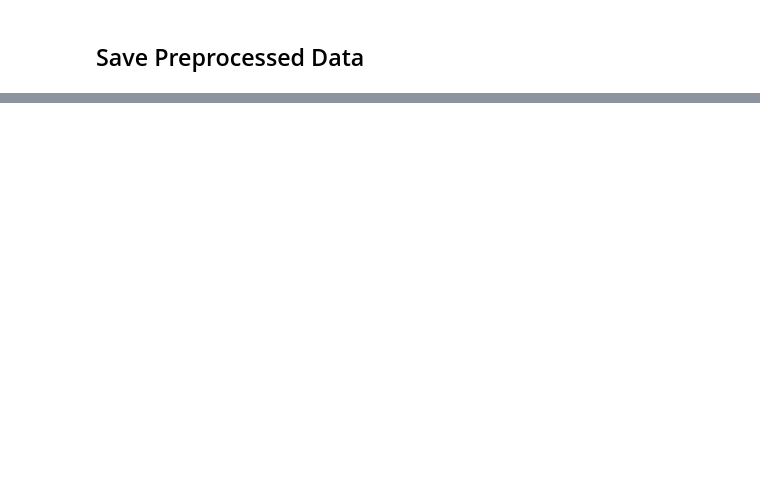
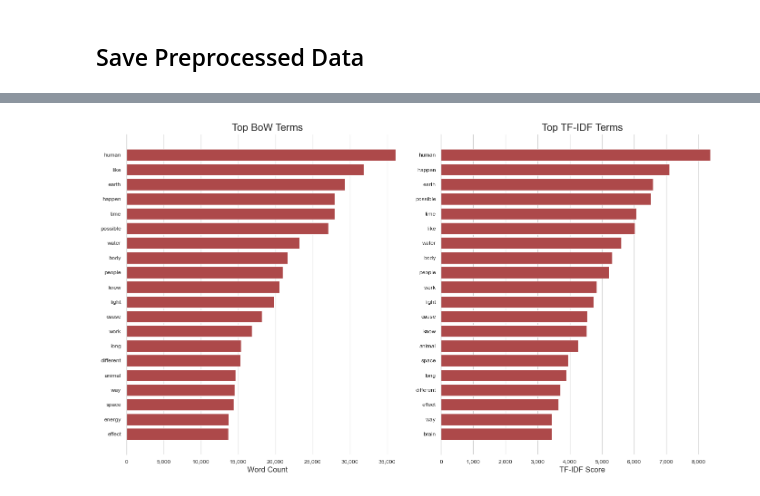
Before and after one commit to svenj-a/Topic_Modeling, a Jupyter notebook: Preprocessing.ipynb, the cells around one changed output, grey strips where cells are left out. Drawn from its saved outputs; the diff is of its cells as text; code cells hidden in the pictures; blank space fills up the shorter version.

Commit message:
Vectorizer Comparison

```diff
--- a/Preprocessing.ipynb
+++ b/Preprocessing.ipynb
@@ -154,7 +159,7 @@ len(df['link_flair_css_class'].unique().tolist())
 counts = df["link_flair_css_class"].value_counts()
 counts = counts.sort_values(ascending=True)
 
-fig, ax = plt.subplots(figsize=(12,8))
+fig, ax = plt.subplots(figsize=(10,8))
 counts.plot(kind="barh", ax=ax, colormap='tab20b')
 
 plt.xlabel("")
@@ -541,0 +551,4 @@ df.to_pickle("data/preprocessed_data.pkl")
+# %%
+# Load preprocessed data
+df = pd.read_pickle("data/preprocessed_data.pkl")
+df.head(5)
@@ -541,0 +620,61 @@ df.to_pickle("data/preprocessed_data.pkl")
+# %%
+# Aggregate scores
+bow_sum = np.array(X_bow.sum(axis=0)).flatten()
+tfidf_sum = np.array(X_tfidf.sum(axis=0)).flatten()
+
+# Feature names
+bow_terms = bow.get_feature_names_out()
+tfidf_terms = tfidf.get_feature_names_out()
+
+# Top 20 indices
+bow_top_idx = bow_sum.argsort()[-20:]
+tfidf_top_idx = tfidf_sum.argsort()[-20:]
+
+# Define color
+color = plt.get_cmap('tab20b')(13)
+
+# Plot
+fig, axes = plt.subplots(
+    nrows=1,
+    ncols=2,
+    figsize=(14, 8),
+    sharey=False
+)
+
+# BoW subplot
+axes[0].barh(
+    bow_terms[bow_top_idx],
+    bow_sum[bow_top_idx],
+    color=color
+)
+axes[0].set_title("Top BoW Terms", fontsize=16)
+axes[0].set_xlabel("Word Count", fontsize=12)
+
+# TF-IDF subplot
+axes[1].barh(
+    tfidf_terms[tfidf_top_idx],
+    tfidf_sum[tfidf_top_idx],
+    color=color
+)
+axes[1].set_title("Top TF-IDF Terms", fontsize=16)
+axes[1].set_xlabel("TF-IDF Score", fontsize=12)
+
+for ax in axes:
+    ax.yaxis.grid(False)
+
+
+# Format x-axis with commas
+for ax in axes:
+    ax.xaxis.set_major_formatter(mticker.StrMethodFormatter('{x:,.0f}'))
+
+# Despine manually (matplotlib only)
+for ax in axes:
+    ax.spines['top'].set_visible(False)
+    ax.spines['right'].set_visible(False)
+    ax.spines['bottom'].set_visible(False)
+
+plt.tight_layout()
+plt.savefig('viz/Vectorizer_Comparison_top_terms.png', dpi=300)
+plt.show()
+# %% [output]
+[figure, added]
```
Also changed, not shown: parts of 10 cells of this notebook, 6 other files.
